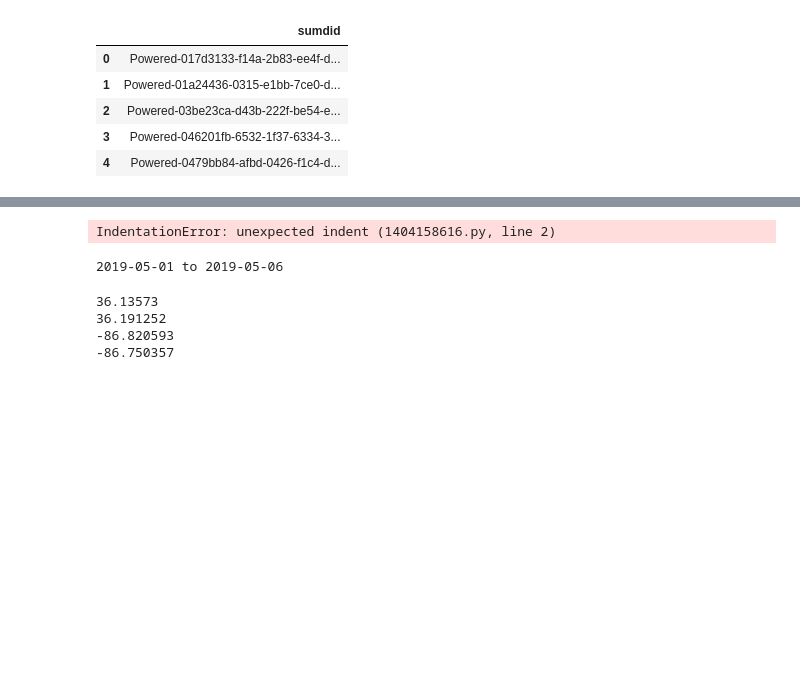
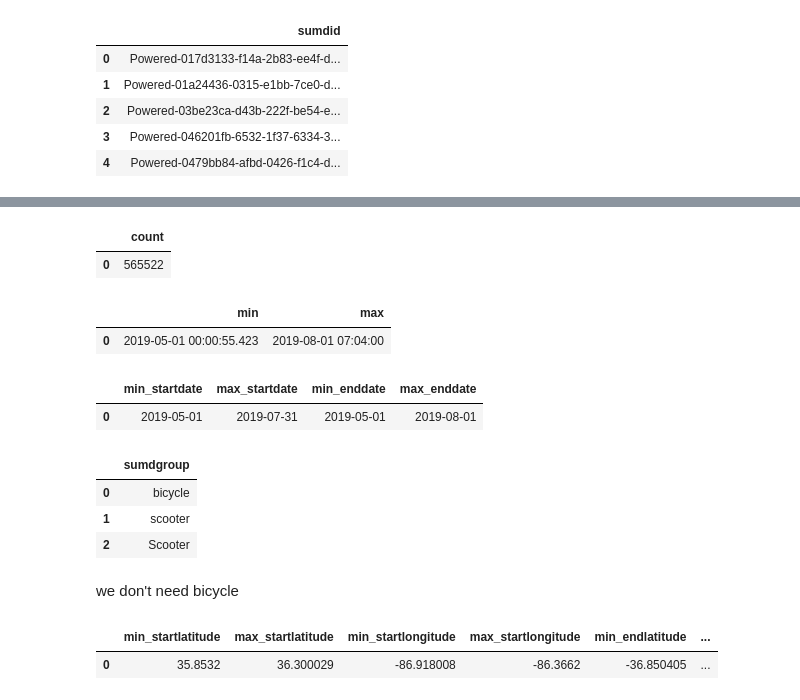
Before and after one commit to NSS-Data-Analytics-Cohort-10/scooters-group-6, a Jupyter notebook: notebooks/sqlalchemy.ipynb, the cells around one changed output, grey strips where cells are left out. Drawn from its saved outputs; the diff is of its cells as text; code cells hidden in the pictures; blank space fills up the shorter version.

```diff
--- a/notebooks/sqlalchemy.ipynb
+++ b/notebooks/sqlalchemy.ipynb
@@ -189,6 +195,7 @@ print(date_range)
 # %%
+query='''
 SELECT
-    DISTINCT sumdid
+     COUNT(sumdid)
 FROM trips;
 '''
 with engine.connect() as connection:
@@ -196,10 +203,5 @@ with engine.connect() as connection:
 
 trips.head()
 # %% [output]
-IndentationError: unexpected indent (1404158616.py, line 2)
+|  | count |
+| 0 | 565522 |
-# %%
-trips['pubtimestamp'] = pd.to_datetime(trips['pubtimestamp'])
-date_range = str(trips['pubtimestamp'].dt.date.min()) + ' to ' +str(trips['pubtimestamp'].dt.date.max())
-print(date_range)
-# %% [output]
-2019-05-01 to 2019-05-06
@@ -205,0 +213,7 @@ print(date_range)
+# %%
+with engine.connect() as connection:
+    test = pd.read_sql(query, con = connection)
+test
+# %% [output]
+|  | min | max |
+| 0 | 2019-05-01 00:00:55.423 | 2019-08-01 07:04:00 |
@@ -206,20 +228,48 @@ print(date_range)
+# %%
+with engine.connect() as connection:
+    test = pd.read_sql(query, con = connection)
+test
+# %% [output]
+|  | min_startdate | max_startdate | min_enddate | max_enddate |
+| 0 | 2019-05-01 | 2019-07-31 | 2019-05-01 | 2019-08-01 |
 # %%
 # Is time represented with am/pm or using 24 hour values in each of the columns that include time?
 # %%
  # What values are there in the sumdgroup column? Are there any that are not of interest for this project?
+# %%
+query='''
+SELECT distinct sumdgroup
+FROM scooters
+'''
+# %%
+with engine.connect() as connection:
+    test = pd.read_sql(query, con = connection)
+test
+# %% [output]
+|  | sumdgroup |
+| 0 | bicycle |
+| 1 | scooter |
+| 2 | Scooter |
+# %% [markdown]
+ we don't need bicycle
 # %%
 # What are the minimum and maximum values for all the latitude and longitude columns? Do these ranges make sense, or is there anything surprising?
-# %%
-min_lat = scooters['latitude'].min()
-max_lat = scooters['latitude'].max()
-min_lon = scooters['longitude'].min()
-max_lon = scooters['longitude'].max()
-print(min_lat)
-print(max_lat)
-print(min_lon)
-print(max_lon)
-# %% [output]
-36.13573
-36.191252
--86.820593
--86.750357
+# %%
+query = '''
+SELECT MIN (startlatitude) AS min_startlatitude,
+ MAX (startlatitude) AS max_startlatitude,
+ MIN (startlongitude) AS min_startlongitude,
+ MAX (startlongitude) AS max_startlongitude,
+ MIN (endlatitude) AS min_endlatitude,
+ MAX (endlatitude) AS max_endlatitude,
+ MIN (endlongitude) AS min_endlongitude,
+ MAX (endlatitude) AS max_endlatitude
+FROM trips
+'''
+# %%
+with engine.connect() as connection:
+    test = pd.read_sql(query, con = connection)
+test
+# %% [output]
+|  | min_startlatitude | max_startlatitude | min_startlongitude | max_startlongitude | min_endlatitude | ... |
+| 0 | 35.8532 | 36.300029 | -86.918008 | -86.3662 | -36.850405 | ... |
```
Also changed, not shown: parts of 16 cells of this notebook.
